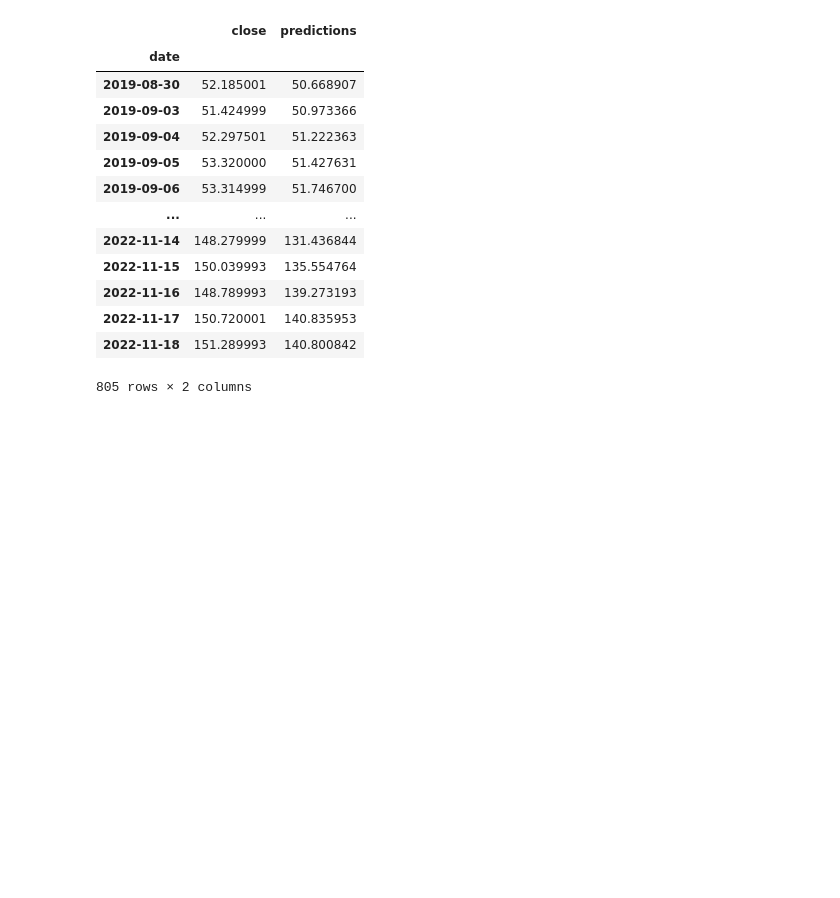
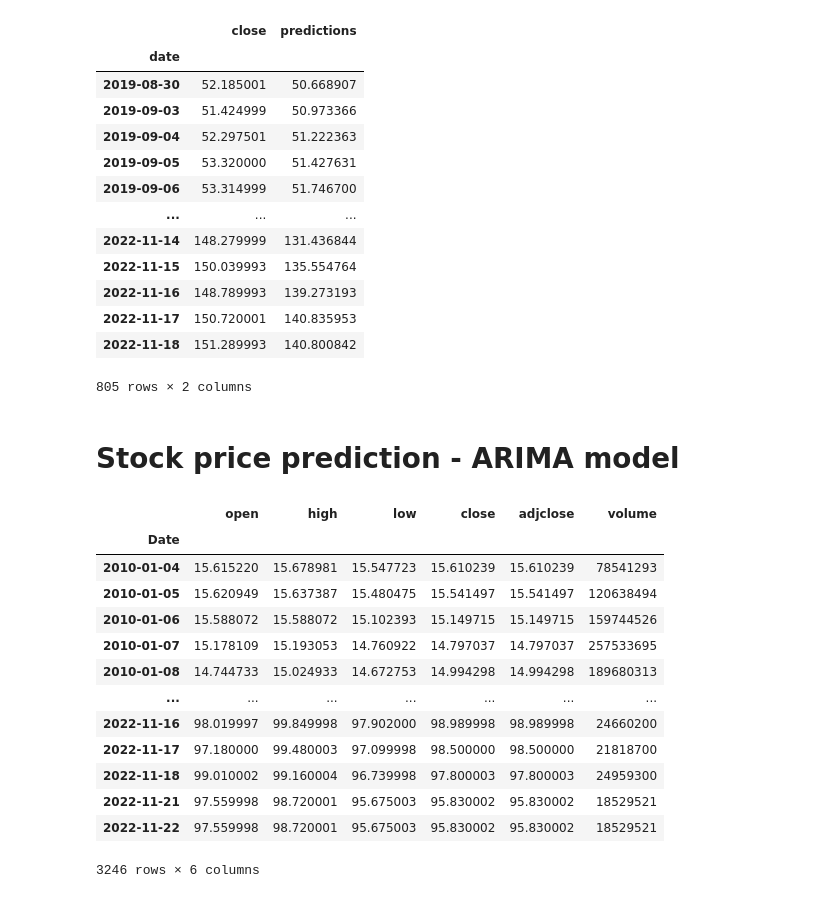
Before and after one commit to helleborus22/Machine-Learning-Project4, a Jupyter notebook: stock-prediction/stock_price_prediction.ipynb, the cells around one changed output. Drawn from its saved outputs; the diff is of its cells as text; code cells hidden in the pictures; blank space fills up the shorter version.

```diff
--- a/stock-prediction/stock_price_prediction.ipynb
+++ b/stock-prediction/stock_price_prediction.ipynb
@@ -678,3 +632,5 @@ valid
 # %%
 #save models
 model.save("LSTM_Method_2.h5")
+# %% [markdown]
+# Stock price prediction - ARIMA model
@@ -680,0 +655,17 @@ model.save("LSTM_Method_2.h5")
+# %%
+df_ticker
+# %% [output]
+|  | open | high | low | close | adjclose | volume |
+| Date |  |  |  |  |  |  |
+| 2010-01-04 | 15.615220 | 15.678981 | 15.547723 | 15.610239 | 15.610239 | 78541293 |
+| 2010-01-05 | 15.620949 | 15.637387 | 15.480475 | 15.541497 | 15.541497 | 120638494 |
+| 2010-01-06 | 15.588072 | 15.588072 | 15.102393 | 15.149715 | 15.149715 | 159744526 |
+| 2010-01-07 | 15.178109 | 15.193053 | 14.760922 | 14.797037 | 14.797037 | 257533695 |
+| 2010-01-08 | 14.744733 | 15.024933 | 14.672753 | 14.994298 | 14.994298 | 189680313 |
+| ... | ... | ... | ... | ... | ... | ... |
+| 2022-11-16 | 98.019997 | 99.849998 | 97.902000 | 98.989998 | 98.989998 | 24660200 |
+| 2022-11-17 | 97.180000 | 99.480003 | 97.099998 | 98.500000 | 98.500000 | 21818700 |
+| 2022-11-18 | 99.010002 | 99.160004 | 96.739998 | 97.800003 | 97.800003 | 24959300 |
+| 2022-11-21 | 97.559998 | 98.720001 | 95.675003 | 95.830002 | 95.830002 | 18529521 |
+| 2022-11-22 | 97.559998 | 98.720001 | 95.675003 | 95.830002 | 95.830002 | 18529521 |
+3246 rows × 6 columns
```
Also changed, not shown: parts of 34 cells of this notebook, 3 other files.
